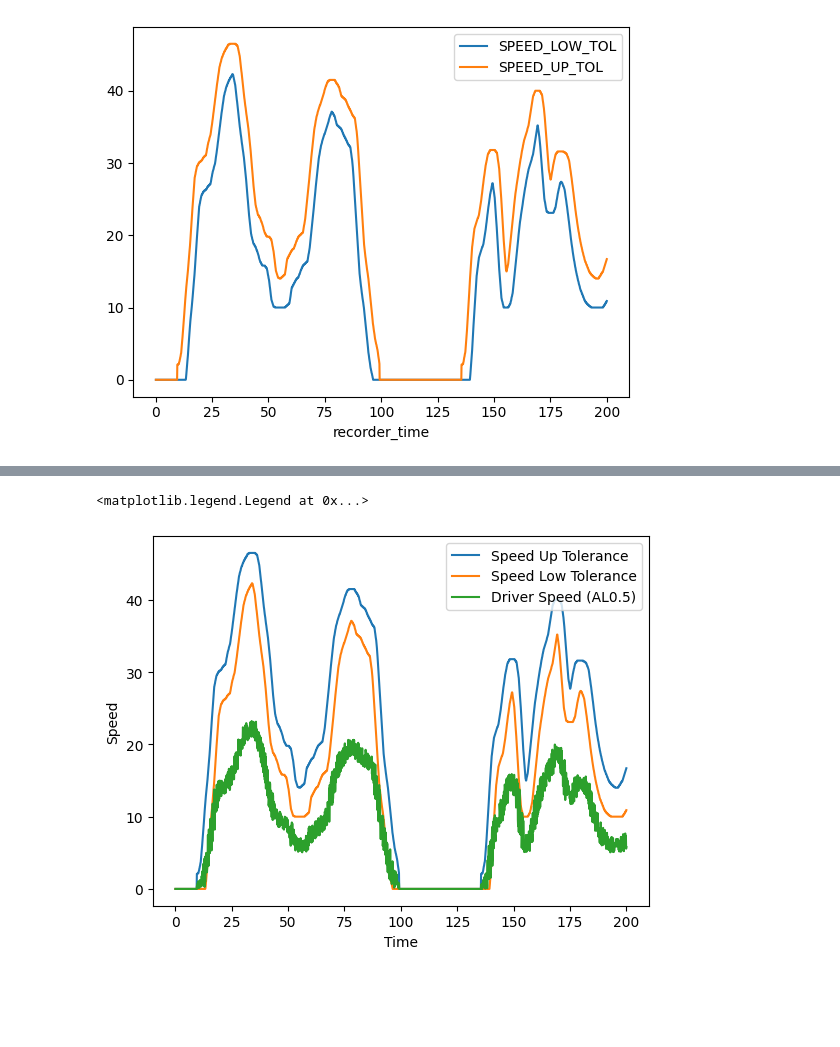
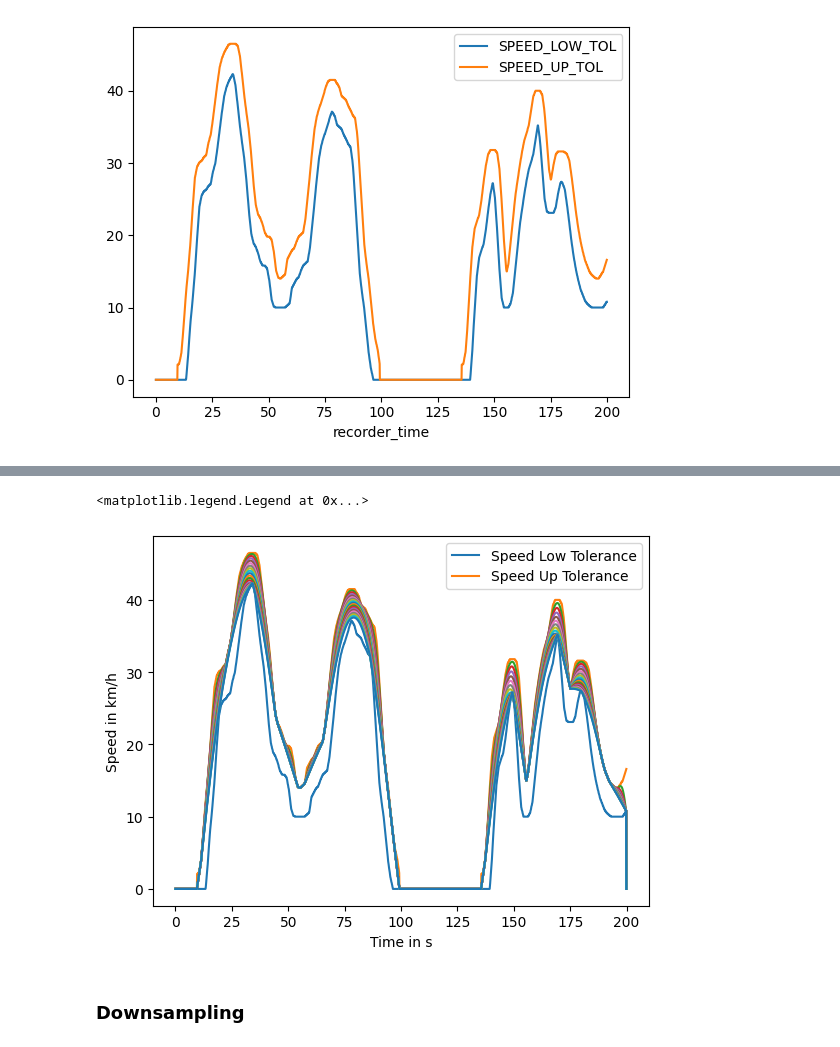
Before and after one commit to SiulRek/vehicle-testing-project, a Jupyter notebook: code/algorithm_evaluation.ipynb, the cells around one changed output, grey strips where cells are left out. Cells and saved outputs as stored; diff of their text form; code cells hidden in the pictures; blank space fills up the shorter version.

```diff
--- a/code/algorithm_evaluation.ipynb
+++ b/code/algorithm_evaluation.ipynb
@@ -93,0 +83,27 @@ driver_speed = simulate_driver_behavior(speed_low_tol_array, speed_up_tol_array,
+# %%
+def fix_to_limits(value, low_limit, high_limit):
+    if value > high_limit:
+        return high_limit
+    elif value < low_limit:
+        return low_limit
+    else:
+        return value
+
+def simulate_driver_behavior_with_reference_speed(reference_speed, speed_limits_low, speed_limits_high, iterations=10000):
+    adjusted_speed_values = np.zeros(len(speed_limits_low))
+    for _ in range(iterations):
+        for i in range(len(speed_limits_high)):
+            if i == 0:
+                continue
+            if i == 1:
+                adjusted_speed_value = (reference_speed[i-1] + reference_speed[i])/2
+                adjusted_speed_values[i-1] = fix_to_limits(adjusted_speed_value, speed_limits_low[i-1], speed_limits_high[i-1])
+            else:
+                adjusted_speed_value = (reference_speed[i-2] + reference_speed[i])/2
+                adjusted_speed_values[i-1] = fix_to_limits(adjusted_speed_value, speed_limits_low[i-1], speed_limits_high[i-1])
+
+        reference_speed = adjusted_speed_values
+
+    return adjusted_speed_values
+
+driver_speed = simulate_driver_behavior_with_reference_speed(speed_up_tol_array, speed_low_tol_array, speed_up_tol_array)
@@ -94,10 +153,21 @@ driver_speed = simulate_driver_behavior(speed_low_tol_array, speed_up_tol_array,
+# %%
+from tqdm import tqdm
+driver_speeds = []
+
+for iterations in tqdm(range(100, 2000, 100)):
+    driver_speeds.append(simulate_driver_behavior_with_reference_speed(speed_up_tol_array, speed_low_tol_array, speed_up_tol_array, iterations))
 # %%
+plt.plot(recorder_time_array, speed_low_tol_array, label='Speed Low Tolerance')
 plt.plot(recorder_time_array, speed_up_tol_array, label='Speed Up Tolerance')
-plt.plot(recorder_time_array, speed_low_tol_array, label='Speed Low Tolerance')
-plt.plot(recorder_time_array, driver_speed, label=f'Driver Speed (AL{aggressiveness})')
-plt.xlabel('Time')
-plt.ylabel('Speed')
+for speeds in driver_speeds:
+    plt.plot(recorder_time_array, speeds)
+
 plt.legend()
+plt.xlabel('Time in s')
+plt.ylabel('Speed in km/h')
+plt.legend()
 # %% [output]
 <matplotlib.legend.Legend at 0x...>
-[figure, old version]
+[figure, new version]
+# %% [markdown]
+### Downsampling
```
Also changed, not shown: parts of 11 cells of this notebook.
